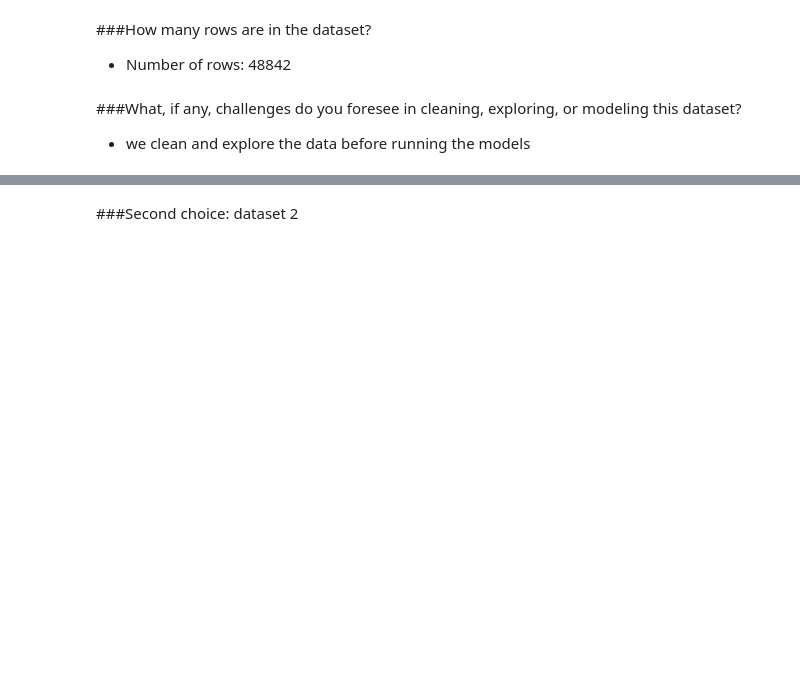
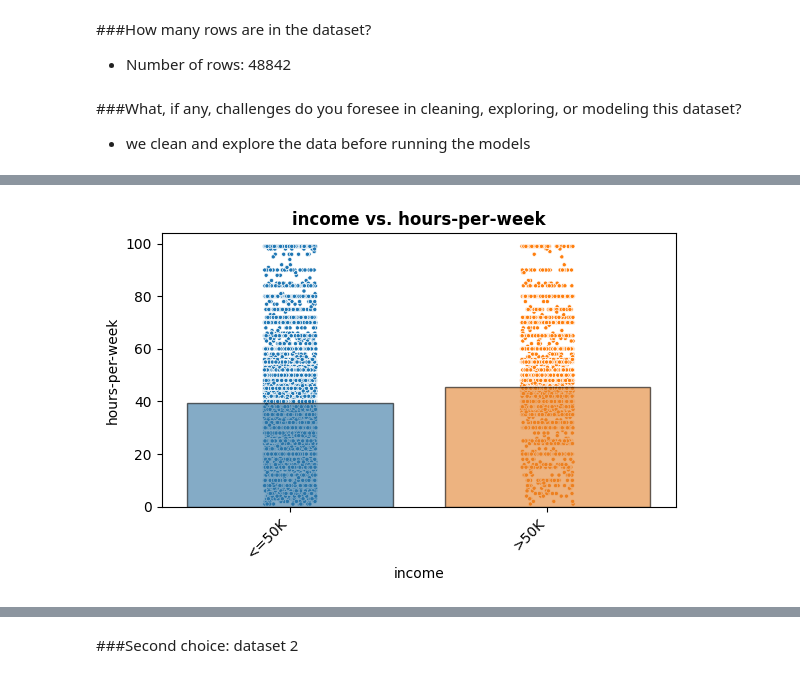
Before and after one commit to uday-routhu/models, a Jupyter notebook: Project_2_Part_1_Core.ipynb, the cells around one changed output, grey strips where cells are left out. Saved outputs shown, nothing was run; the diff lists cells and outputs as text; code cells hidden in the pictures; blank space fills up the shorter version.

```diff
--- a/Project_2_Part_1_Core.ipynb
+++ b/Project_2_Part_1_Core.ipynb
@@ -101,0 +537,5 @@ memory usage: 5.6+ MB
+# %%
+# Testing function
+fig, ax = plot_categorical_vs_target(df_adult, 'income','hours-per-week')
+# %% [output]
+[figure, added]
```
Also changed, not shown: parts of 106 cells of this notebook.
